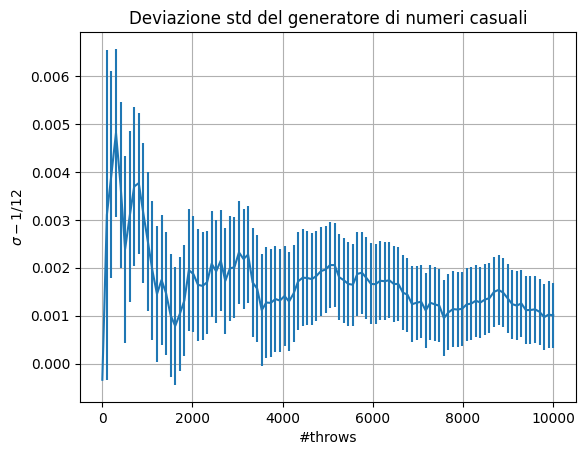
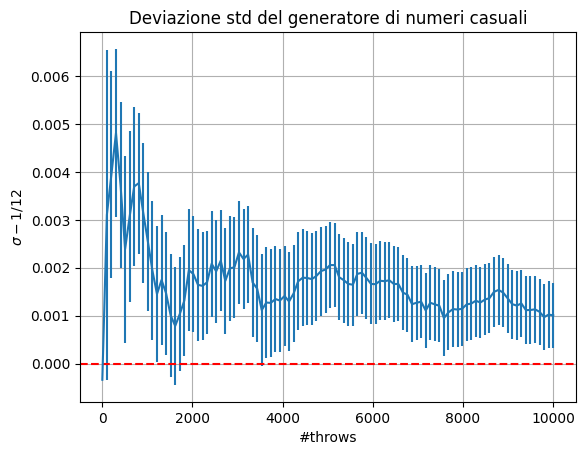
Unified diff of the notebook cell whose output changed from the first chart to the second:
--- before
+++ after
@@ -7,3 +7,4 @@
 plt.grid(True)
 plt.title("Deviazione std del generatore di numeri casuali")
+plt.axhline(y= 0., linestyle= '--',color= 'red', label = "Expected value")
 plt.show()

Commit: Ho sistemato un po' alcuni file